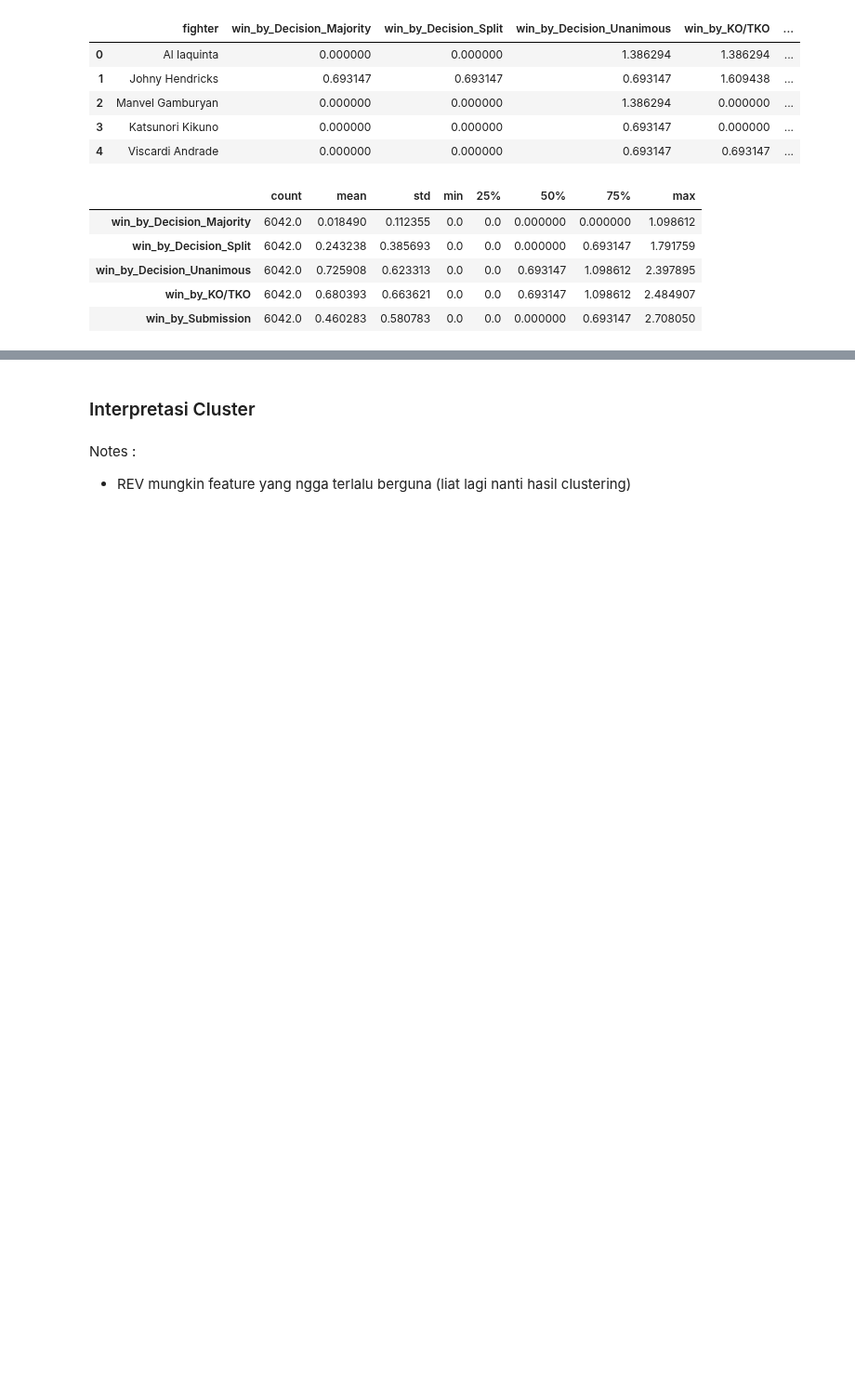
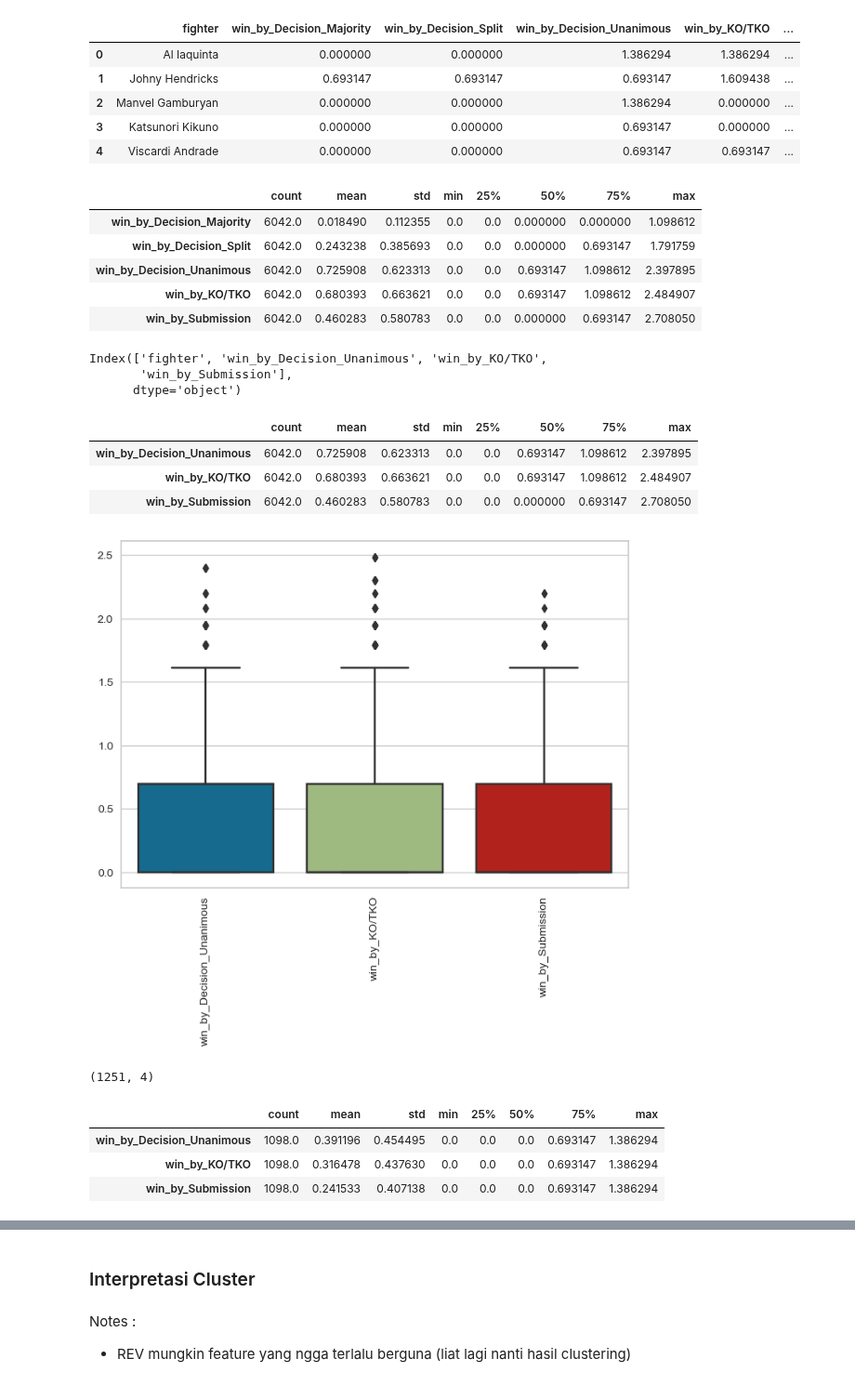
Before and after one commit to breadworshipper/TK-Kasdad, a Jupyter notebook: clustering/clustering.ipynb, the cells around one changed output, grey strips where cells are left out. Shown at 93% size. Drawn from its saved outputs; the diff is of its cells as text; code cells hidden in the pictures; blank space fills up the shorter version.

```diff
--- a/clustering/clustering.ipynb
+++ b/clustering/clustering.ipynb
@@ -87,5 +87,46 @@ df_fighter.describe().T
 | win_by_Decision_Unanimous | 6042.0 | 0.725908 | 0.623313 | 0.0 | 0.0 | 0.693147 | 1.098612 | 2.397895 |
 | win_by_KO/TKO | 6042.0 | 0.680393 | 0.663621 | 0.0 | 0.0 | 0.693147 | 1.098612 | 2.484907 |
 | win_by_Submission | 6042.0 | 0.460283 | 0.580783 | 0.0 | 0.0 | 0.000000 | 0.693147 | 2.708050 |
+# %%
+# Drop columns
+features_to_drop = ['win_by_Decision_Majority', 'win_by_Decision_Split']
+
+df_fighter = df_fighter.drop(features_to_drop, axis=1)
+
+df_fighter.columns
+# %% [output]
+Index(['fighter', 'win_by_Decision_Unanimous', 'win_by_KO/TKO',
+       'win_by_Submission'],
+      dtype='object')
+# %%
+df_fighter.describe().T
+# %% [output]
+|  | count | mean | std | min | 25% | 50% | 75% | max |
+| win_by_Decision_Unanimous | 6042.0 | 0.725908 | 0.623313 | 0.0 | 0.0 | 0.693147 | 1.098612 | 2.397895 |
+| win_by_KO/TKO | 6042.0 | 0.680393 | 0.663621 | 0.0 | 0.0 | 0.693147 | 1.098612 | 2.484907 |
+| win_by_Submission | 6042.0 | 0.460283 | 0.580783 | 0.0 | 0.0 | 0.000000 | 0.693147 | 2.708050 |
 # %%
 df_fighter.drop_duplicates(subset=['fighter'], inplace=True)
+# %%
+# Check outliers
+sns.boxplot(data=df_fighter)
+plt.xticks(rotation=90)
+plt.show()
+# %% [output]
+[figure, added]
+# %%
+df_fighter.shape
+# %% [output]
+(1251, 4)
+# %%
+# Filter outliers
+df_fighter = df_fighter[df_fighter['win_by_Decision_Unanimous'] < 1.6]
+df_fighter = df_fighter[df_fighter['win_by_KO/TKO'] < 1.6]
+df_fighter = df_fighter[df_fighter['win_by_Submission'] < 1.6]
+
+df_fighter.describe().T
+# %% [output]
+|  | count | mean | std | min | 25% | 50% | 75% | max |
+| win_by_Decision_Unanimous | 1098.0 | 0.391196 | 0.454495 | 0.0 | 0.0 | 0.0 | 0.693147 | 1.386294 |
+| win_by_KO/TKO | 1098.0 | 0.316478 | 0.437630 | 0.0 | 0.0 | 0.0 | 0.693147 | 1.386294 |
+| win_by_Submission | 1098.0 | 0.241533 | 0.407138 | 0.0 | 0.0 | 0.0 | 0.693147 | 1.386294 |
```
Also changed, not shown: parts of 80 cells of this notebook.
